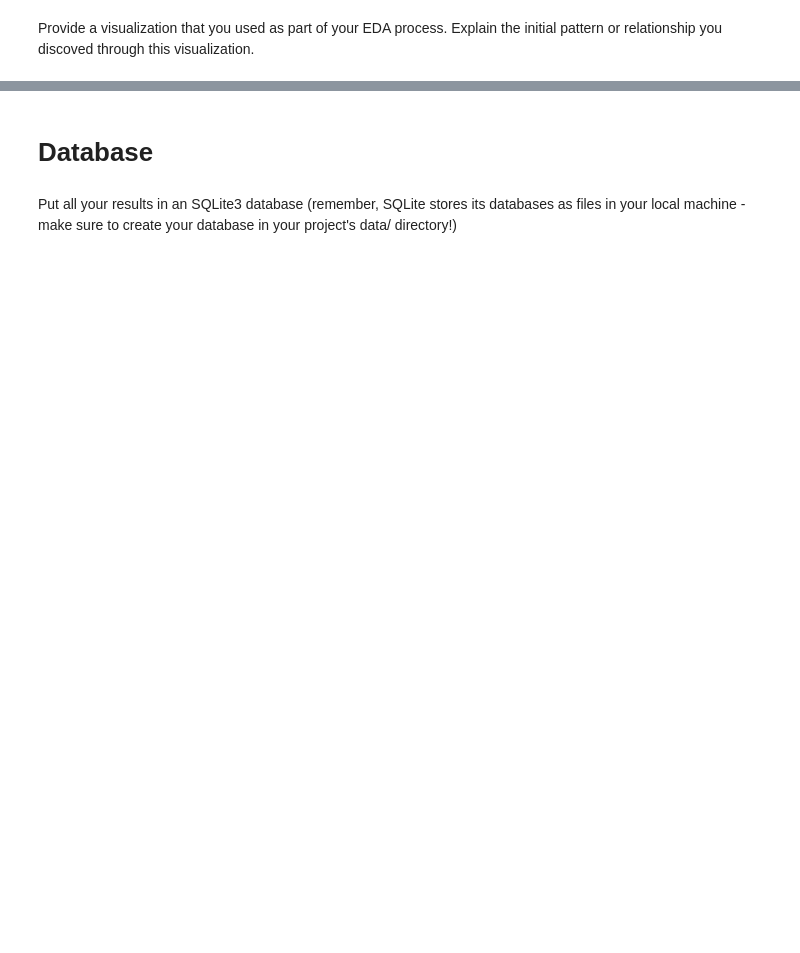
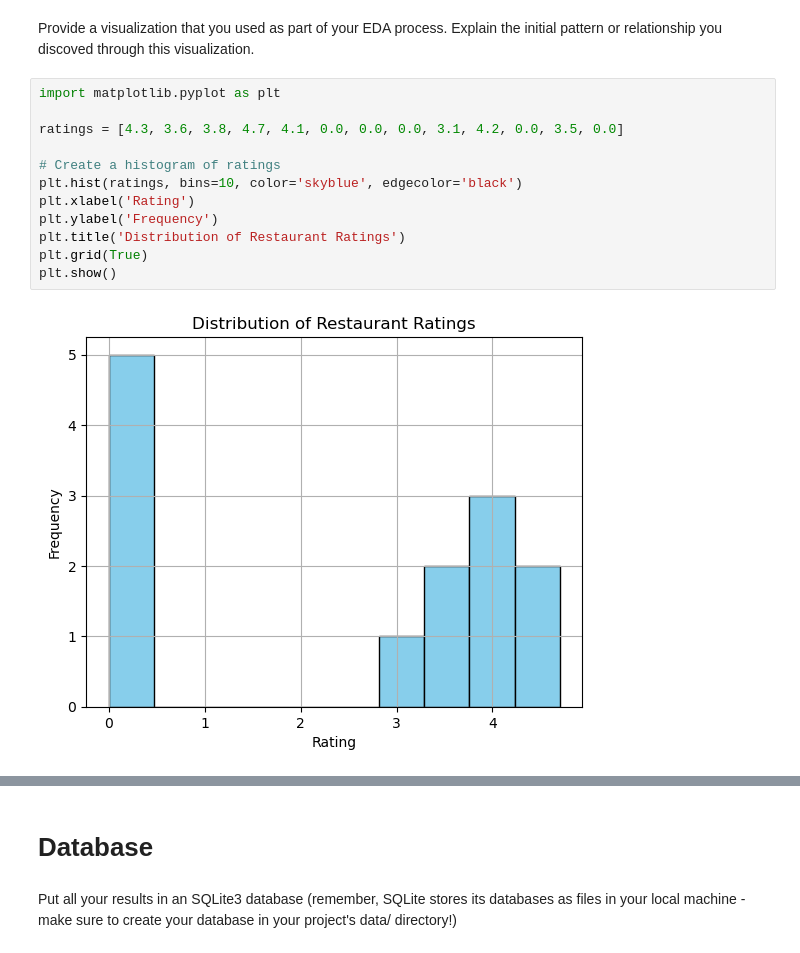
Before and after one commit to turabyildiz/Final-Project-Statistical-Modelling-with-Python, a Jupyter notebook: notebooks/joining_data.ipynb, the cells around one changed output, grey strips where cells are left out. Drawn from its saved outputs; the diff is of its cells as text; blank space fills up the shorter version.

```diff
--- a/notebooks/joining_data.ipynb
+++ b/notebooks/joining_data.ipynb
@@ -31,2 +87,16 @@ merged_df
 # %% [markdown]
 Provide a visualization that you used as part of your EDA process. Explain the initial pattern or relationship you discoved through this visualization.
+# %%
+import matplotlib.pyplot as plt
+
+ratings = [4.3, 3.6, 3.8, 4.7, 4.1, 0.0, 0.0, 0.0, 3.1, 4.2, 0.0, 3.5, 0.0]
+
+# Create a histogram of ratings
+plt.hist(ratings, bins=10, color='skyblue', edgecolor='black')
+plt.xlabel('Rating')
+plt.ylabel('Frequency')
+plt.title('Distribution of Restaurant Ratings')
+plt.grid(True)
+plt.show()
+# %% [output]
+[figure, added]
```
Also changed, not shown: parts of 9 cells of this notebook, 5 other files.
